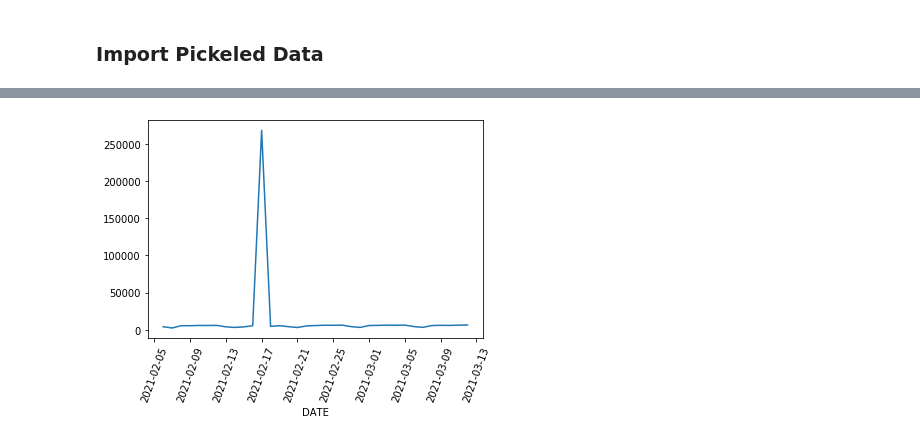
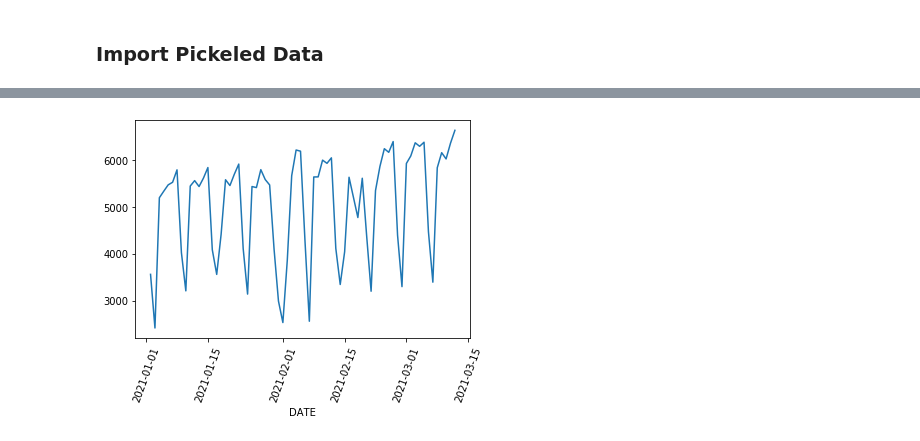
Before and after one commit to justinm0rgan/mta-turnstile-covid, a Jupyter notebook: data-analysis.ipynb, the cells around one changed output, grey strips where cells are left out. Saved outputs shown, nothing was run; the diff lists cells and outputs as text; code cells hidden in the pictures.

```diff
--- a/data-analysis.ipynb
+++ b/data-analysis.ipynb
@@ -52,5 +54,5 @@ plt.xticks(rotation=70);
 # %%
-sns.lineplot(df.loc["1 AV"].index, df.loc["1 AV"].values);
+sns.lineplot(df["1 AV"].index, df["1 AV"].values);
 plt.xticks(rotation=70);
 # %% [output]
-[figure, old version]
+[figure, new version]
```
Also changed, not shown: parts of 5 cells of this notebook, 2 other files.
